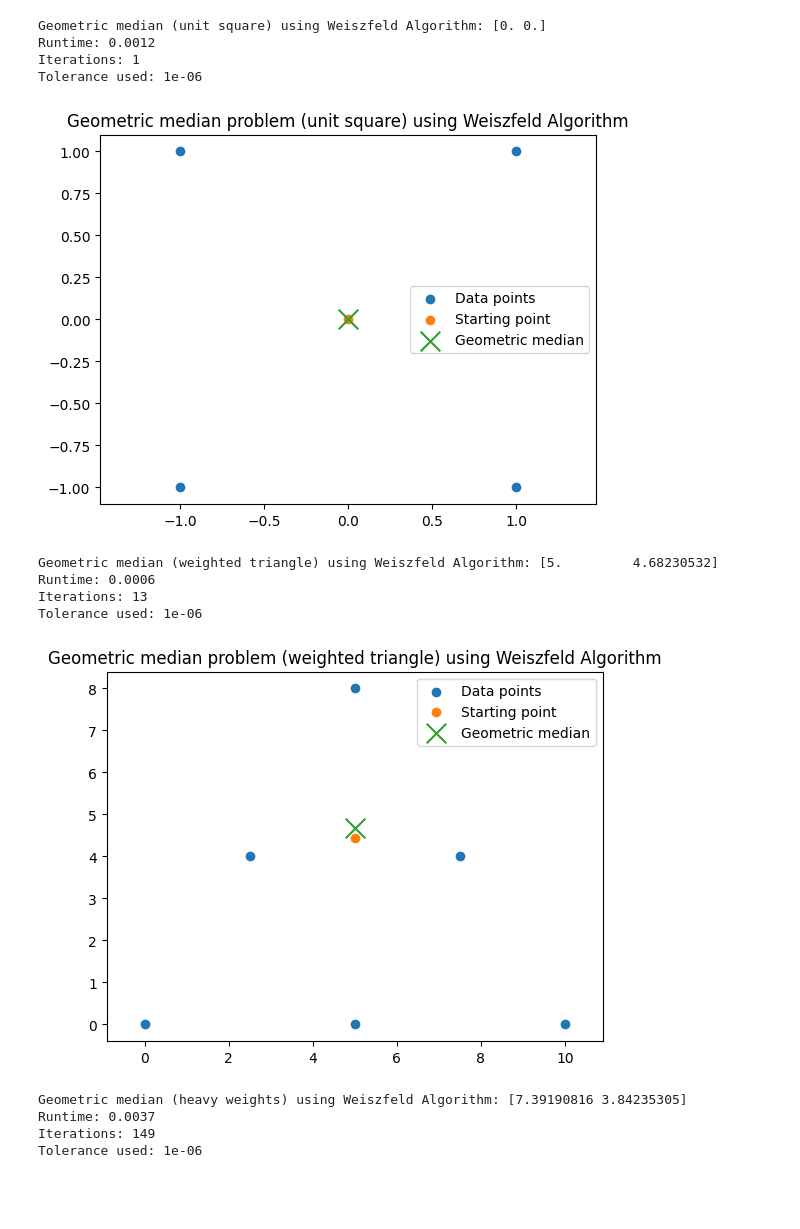
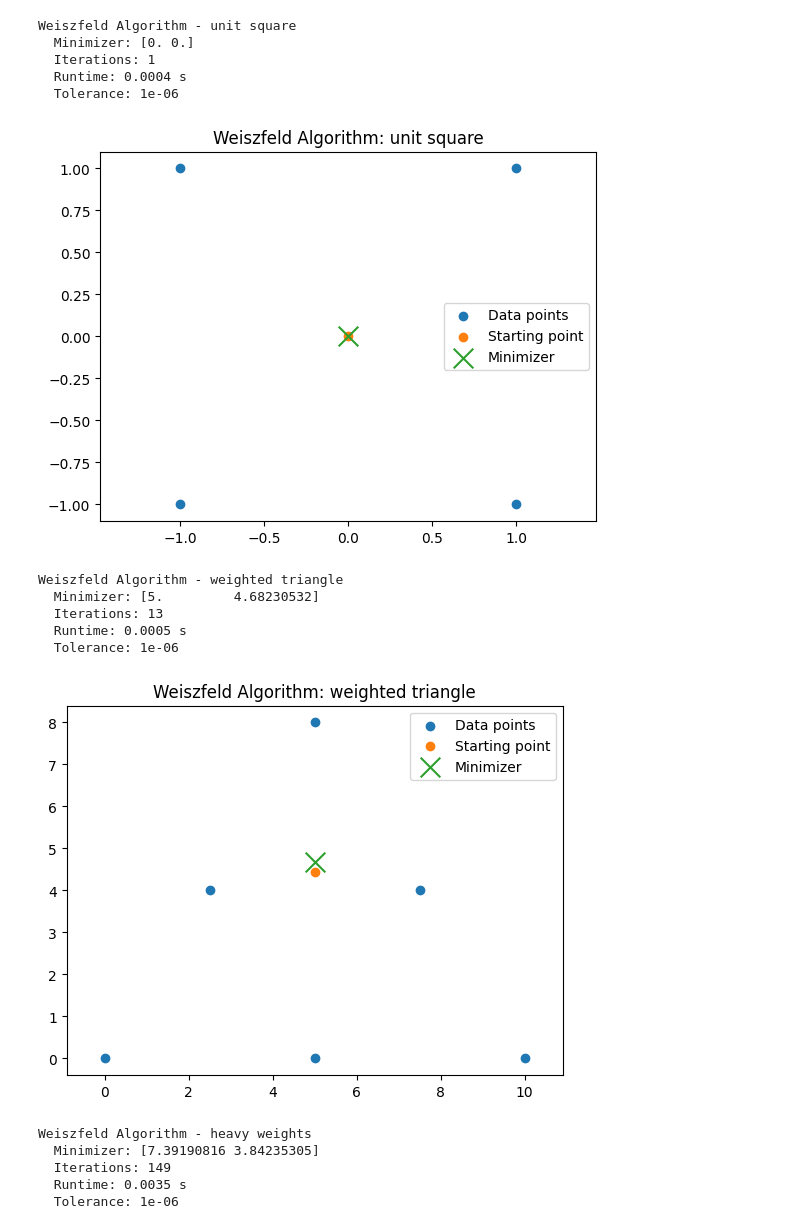
Before and after one commit to sauletrep/Location_Analysis, a Jupyter notebook: optimering_project.ipynb, the cells around one changed output. Saved outputs shown, nothing was run; the diff lists cells and outputs as text; code cells hidden in the pictures; blank space fills up the shorter version.

```diff
--- a/optimering_project.ipynb
+++ b/optimering_project.ipynb
@@ -314,54 +313,65 @@ np.random.seed(1)
 
 points_random = np.random.randn(20,2)
 weights_random = np.ones(20)
+
+# -------------------------------------------------------------
+# Custom Case 5 - two distinct clusters w/ different weights
+# -------------------------------------------------------------
+points_clusters = [
+    # Left cluster (lighter)
+    [-5, 0], [-4, 1], [-5, 1], [-4, 0],
+    # Right cluster (heavier)
+    [5, 0], [6, 1], [5, 1], [6, 0], [5.5, 0.5]
+]
+
+weights_clusters = [1, 1, 1, 1,  # left cluster weight
+                    1, 2, 3, 3, 1]  # right cluster
 # %%
 # Import libraries
 import matplotlib.pyplot as plt
 import time
 
 def run_and_plot_weiszfeld(points, weights, plottitle):
-
     start = time.time()
     result, iteration, x0 = weiszfeld(points, weights)
     end = time.time()
-
     runtime = end - start
 
-    print(f"Geometric median ({plottitle}) using Weiszfeld Algorithm:", result)
-    print(f"Runtime: {runtime:.4f}")
-    print("Iterations:", iteration)
-    print("Tolerance used:", tolerance)
+    print(f"\nWeiszfeld Algorithm - {plottitle}")
+    print(f"  Minimizer: {result}")
+    print(f"  Iterations: {iteration}")
+    print(f"  Runtime: {runtime:.4f} s")
+    print(f"  Tolerance: {tolerance}")
 
     points = np.array(points)
     plt.scatter(points[:,0], points[:,1], label="Data points")
     plt.scatter(x0[0], x0[1], marker="o", label="Starting point")
-    plt.scatter(result[0], result[1], marker="x", s=200, label="Geometric median")
+    plt.scatter(result[0], result[1], marker="x", s=200, label="Minimizer")
     plt.legend()
-    plt.title(f"Geometric median problem ({plottitle}) using Weiszfeld Algorithm")
+    plt.title(f"Weiszfeld Algorithm: {plottitle}")
     plt.axis('equal')
     plt.show()
 
     return result, iteration, runtime
 
 def run_and_plot_gradient_descent(points, weights, plottitle):
-
     start = time.time()
     result, iteration, x0 = geometric_median_gradient(points, weights)
     end = time.time()
-
     runtime = end - start
 
-    print(f"Geometric median ({plottitle}) using Gradient descent:", result)
-    print(f"Runtime: {runtime:.4f}")
-    print("Iterations:", iteration)
-    print("Tolerance used:", tolerance)
+    print(f"\nGradient Descent - {plottitle}")
+    print(f"  Minimizer: {result}")
+    print(f"  Iterations: {iteration}")
+    print(f"  Runtime: {runtime:.4f} s")
+    print(f"  Tolerance: {tolerance}")
 
     points = np.array(points)
     plt.scatter(points[:,0], points[:,1], label="Data points")
     plt.scatter(x0[0], x0[1], marker="o", label="Starting point")
-    plt.scatter(result[0], result[1], marker="x", s=200, label="Geometric median")
+    plt.scatter(result[0], result[1], marker="x", s=200, label="Minimizer")
     plt.legend()
-    plt.title(f"Geometric median problem ({plottitle}) using Gradient descent")
+    plt.title(f"Gradient Descent: {plottitle}")
     plt.axis('equal')
     plt.show()
 
@@ -369,27 +379,32 @@ def run_and_plot_gradient_descent(points, weights, plottitle):
 # %%
 weiszfeld_unit = run_and_plot_weiszfeld(points = points_unit, weights=weights_unit, plottitle = "unit square")
 weiszfeld_triangle = run_and_plot_weiszfeld(points = points_triangle, weights=weights_triangle, plottitle = "weighted triangle")
 weiszfeld_heavy = run_and_plot_weiszfeld(points = points_heavy, weights=weights_heavy, plottitle = "heavy weights")
 weiszfeld_line = run_and_plot_weiszfeld(points = points_line, weights=weights_line, plottitle = "on a line")
 weiszfeld_random = run_and_plot_weiszfeld(points = points_random, weights=weights_random, plottitle = "random")
+weiszfeld_clusters = run_and_plot_weiszfeld(points = points_clusters, weights=weights_clusters, plottitle = "two clusters")
 
 gradient_descent_unit = run_and_plot_gradient_descent(points = points_unit, weights=weights_unit, plottitle = "unit square")
 gradient_descent_triangle = run_and_plot_gradient_descent(points = points_triangle, weights=weights_triangle, plottitle = "weighted triangle")
 gradient_descent_heavy = run_and_plot_gradient_descent(points = points_heavy, weights=weights_heavy, plottitle = "heavy weights")
 gradient_descent_line = run_and_plot_gradient_descent(points = points_line, weights=weights_line, plottitle = "on a line")
 gradient_descent_random = run_and_plot_gradient_descent(points = points_random, weights=weights_random, plottitle = "random")
+gradient_descent_clusters = run_and_plot_gradient_descent(points = points_clusters, weights=weights_clusters, plottitle = "two clusters")
 # %% [output]
-Geometric median (unit square) using Weiszfeld Algorithm: [0. 0.]
-Runtime: 0.0012
-Iterations: 1
-Tolerance used: 1e-06
+Weiszfeld Algorithm - unit square
+  Minimizer: [0. 0.]
+  Iterations: 1
+  Runtime: 0.0004 s
+  Tolerance: 1e-06
-[figure, old version]
+[figure, new version]
-Geometric median (weighted triangle) using Weiszfeld Algorithm: [5.         4.68230532]
-Runtime: 0.0006
-Iterations: 13
-Tolerance used: 1e-06
+Weiszfeld Algorithm - weighted triangle
+  Minimizer: [5.         4.68230532]
+  Iterations: 13
+  Runtime: 0.0005 s
+  Tolerance: 1e-06
-[figure, old version]
+[figure, new version]
-Geometric median (heavy weights) using Weiszfeld Algorithm: [7.39190816 3.84235305]
-Runtime: 0.0037
-Iterations: 149
-Tolerance used: 1e-06
+Weiszfeld Algorithm - heavy weights
+  Minimizer: [7.39190816 3.84235305]
+  Iterations: 149
+  Runtime: 0.0035 s
+  Tolerance: 1e-06
```
Also changed, not shown: parts of 5 cells of this notebook.
